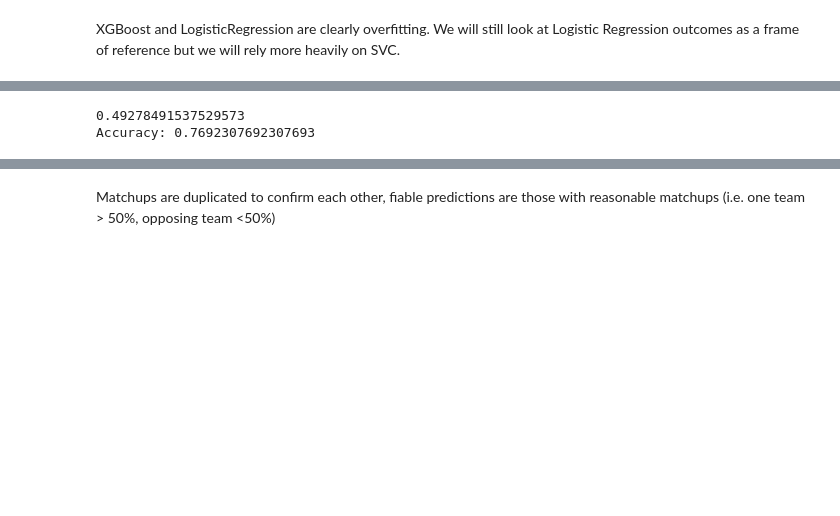
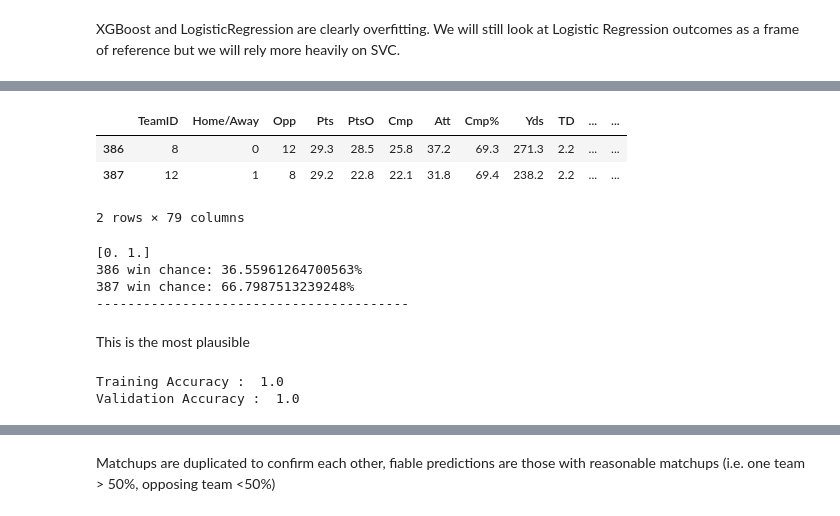
Before and after one commit to pchalhoub/portfolio, a Jupyter notebook: NFL2025.ipynb, the cells around one changed output, grey strips where cells are left out. Saved outputs shown, nothing was run; the diff lists cells and outputs as text; code cells hidden in the pictures; blank space fills up the shorter version.

```diff
--- a/NFL2025.ipynb
+++ b/NFL2025.ipynb
@@ -280,18 +279,47 @@ plt.show()
+# %%
+subset = matchups_df.iloc[386:388]
+upcoming = subset.drop(columns=[c for c in subset.columns if c not in X.columns])
+upcoming
+# %% [output]
+|  | TeamID | Home/Away | Opp | Pts | PtsO | Cmp | Att | Cmp% | Yds | TD | ... | ... |
+| 386 | 8 | 0 | 12 | 29.3 | 28.5 | 25.8 | 37.2 | 69.3 | 271.3 | 2.2 | ... | ... |
+| 387 | 12 | 1 | 8 | 29.2 | 22.8 | 22.1 | 31.8 | 69.4 | 238.2 | 2.2 | ... | ... |
+2 rows × 79 columns
+# %%
+X_train, X_test, y_train, y_test = train_test_split(X, y.values.ravel(), test_size=0.25, random_state=42)
+
+clf = SVC(
+  kernel='poly', probability=True)
+clf.fit(X_train, y_train)
+
+print(clf.predict(upcoming))
+probability = clf.predict_proba(upcoming)
+
+i = 0
+
+while i < len(probability):
+  print(f"{upcoming.index[i]} win chance: {probability[i][1]*100}%")
+  print(f"{upcoming.index[i+1]} win chance: {probability[i+1][1]*100}%")
+  print("----------------------------------------")
+  i += 2
+# %% [output]
+[0. 1.]
+386 win chance: 36.55961264700563%
+387 win chance: 66.7987513239248%
+----------------------------------------
+# %% [markdown]
+This is the most plausible
 # %%
-X_verify = X.drop(columns=['PtsO_OPP', 'PtsO', 'Rate', 'Sk', 'FGA', 'XPA', 'Yds.3', 'Rate_OPP', 'Sk_OPP', 'FGA_OPP', 'XPA_OPP', 'Yds.3_OPP'])
-
 X_train, X_test, y_train, y_test = train_test_split(X_verify, y.values.ravel(), test_size=0.25, random_state=42)
 
 clf = SVC(
   kernel='poly', probability=True)
 clf.fit(X_train, y_train)
 
-y_pred = clf.predict(X_test)
-y_pred_proba = clf.predict_proba(X_test)
-loss = log_loss(y_test, y_pred_proba)
-
-print(loss)
-print("Accuracy:", accuracy_score(y_test, y_pred))
+print('Training Accuracy : ', roc_auc_score(
+    y_train, clf.predict_proba(X_train)[:,1]))
+print('Validation Accuracy : ', roc_auc_score(
+    y_test, clf.predict_proba(X_test)[:,1]))
 # %% [output]
-0.49278491537529573
-Accuracy: 0.7692307692307693
+Training Accuracy :  1.0
+Validation Accuracy :  1.0
```
Also changed, not shown: parts of 20 cells of this notebook, 1 other file.
